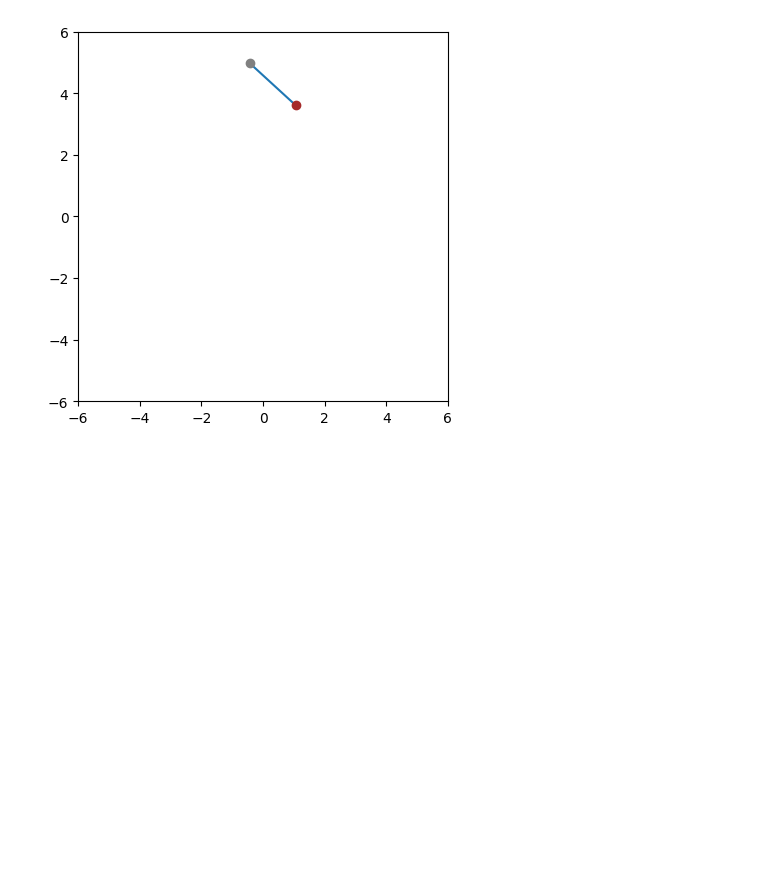
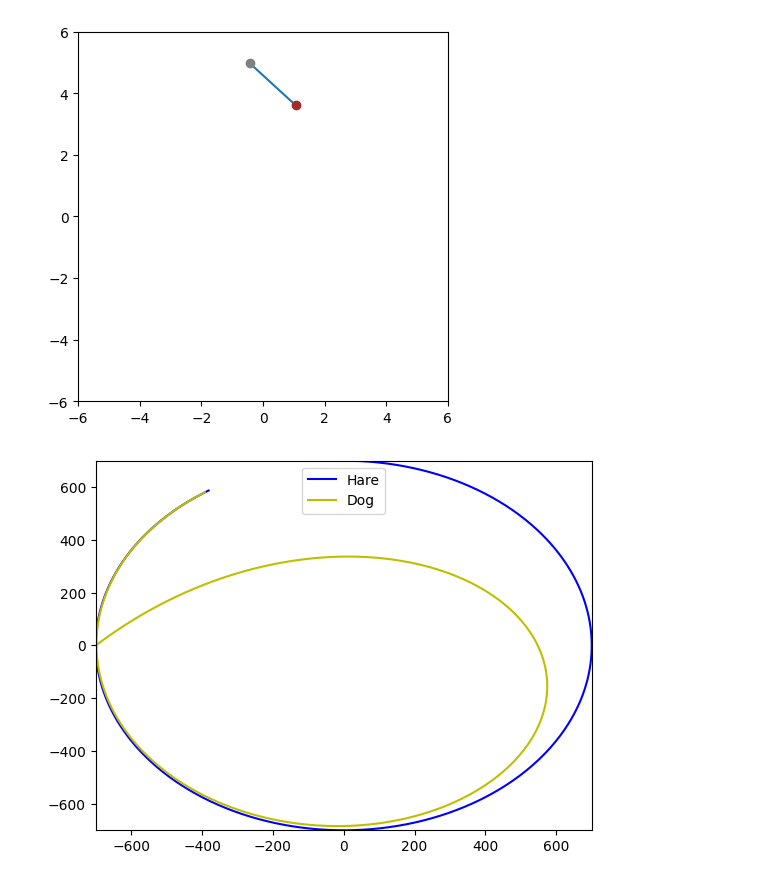
Before and after one commit to Vovochkathebest29/lab, a Jupyter notebook: Untitled5.ipynb, the cells around one changed output. Saved outputs shown, nothing was run; the diff lists cells and outputs as text; code cells hidden in the pictures; blank space fills up the shorter version.

```diff
--- a/Untitled5.ipynb
+++ b/Untitled5.ipynb
@@ -105,3 +105,69 @@ anim.save('погоня собаки за зайцем.mp4', fps=30, extra_args=
 plt.show()
 # %% [output]
 [figure]
+# %%
+import numpy as np
+import matplotlib.pyplot as plt
+import matplotlib.animation as animation
+
+R = 700
+Vhare = 5
+Vdog = 5.35
+dt = 1
+da = (Vhare*dt) / R
+
+n = 800  # Количество кадров анимации
+
+Xhare = np.zeros(n)
+Yhare = np.zeros(n)
+Xdog = np.zeros(n)
+Ydog = np.zeros(n)
+f = np.zeros(n)
+
+Xdog[0] = -R
+Ydog[0] = 0
+
+for i in range(n):
+    Xhare[i] = R * np.sin(da*i)
+    Yhare[i] = R * np.cos(da*i)
+    f[i] = np.arctan2((Yhare[i] - Ydog[i]), (Xhare[i] - Xdog[i]))
+
+fig, ax = plt.subplots()
+ax.set_xlim(-R, R)
+ax.set_ylim(-R, R)
+
+hare_line, = ax.plot([], [], 'b-', label='Hare')
+dog_line, = ax.plot([], [], 'y-', label='Dog')
+hare_point, = ax.plot([], [], 'b')
+dog_point, = ax.plot([], [], 'y')
+
+def init():
+    hare_line.set_data([], [])
+    dog_line.set_data([], [])
+    hare_point.set_data([], [])
+    dog_point.set_data([], [])
+    return hare_line, dog_line, hare_point, dog_point
+
+def animate(i):
+    hare_line.set_data(Xhare[:i+1], Yhare[:i+1])
+    dog_line.set_data(Xdog[:i+1], Ydog[:i+1])
+    hare_point.set_data(Xhare[i], Yhare[i])
+    dog_point.set_data(Xdog[i], Ydog[i])
+    return hare_line, dog_line, hare_point, dog_point
+
+def update(frame):
+    global Xdog, Ydog, f
+    if frame < n-1:
+        Xdog[frame+1] = Xdog[frame] + Vdog * dt * np.cos(f[frame])
+        Ydog[frame+1] = Ydog[frame] + Vdog * dt * np.sin(f[frame])
+        f[frame+1] = np.arctan2((Yhare[frame] - Ydog[frame]), (Xhare[frame] - Xdog[frame]))
+
+    return animate(frame)
+
+ax.legend()
+
+ani = animation.FuncAnimation(fig, update, frames=n, interval=100, blit=True, init_func=init)
+ani.save('double.mp4',fps=30, extra_args=['-vcodec','libx264'])
+plt.show()
+# %% [output]
+[figure, added]
```
